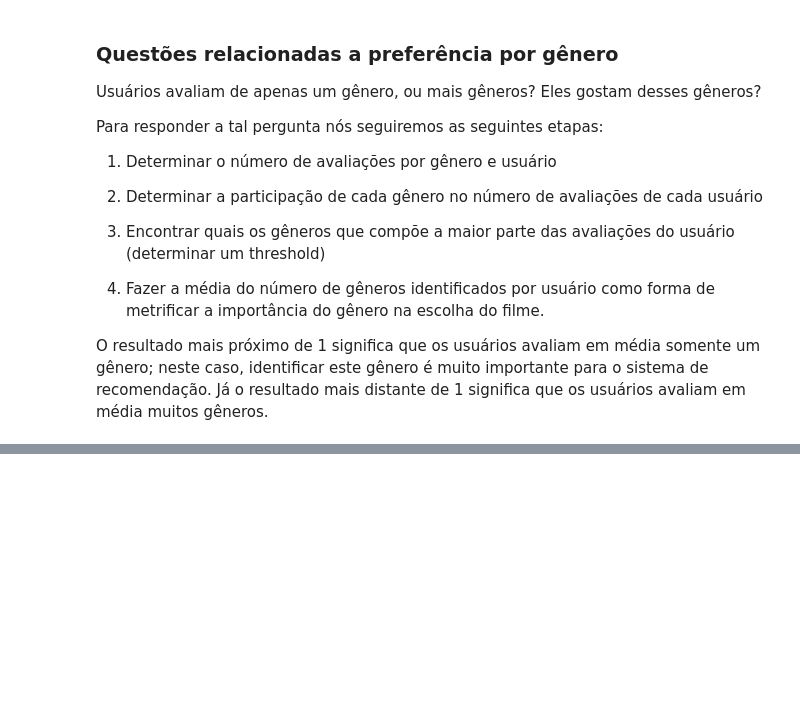
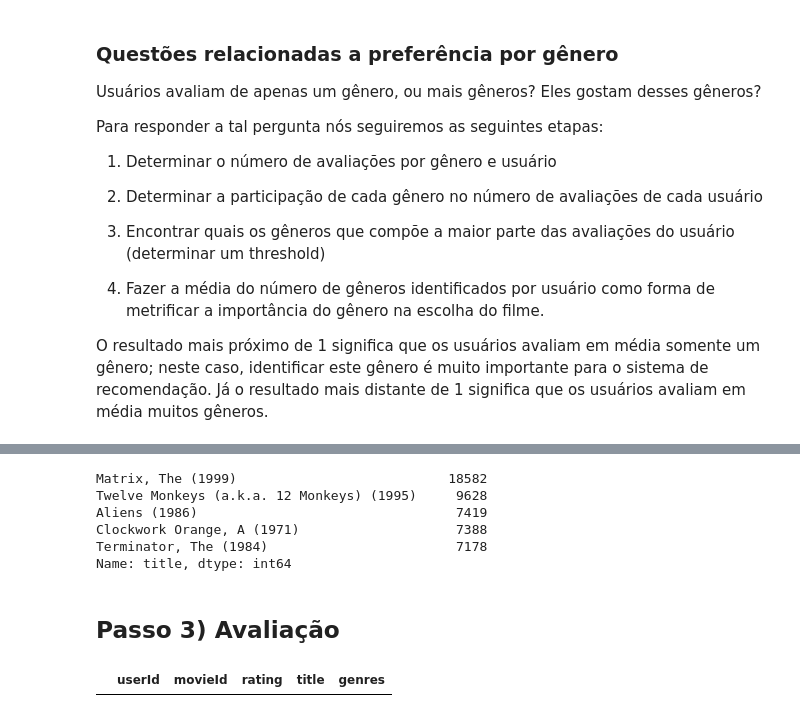
Before and after one commit to marivgonzales/recomendation_system, a Jupyter notebook: recomend_system.ipynb, the cells around one changed output, grey strips where cells are left out. Cells and saved outputs as stored; diff of their text form; code cells hidden in the pictures; blank space fills up the shorter version.

```diff
--- a/recomend_system.ipynb
+++ b/recomend_system.ipynb
@@ -186,0 +189,32 @@ nan_gen_user = n_gen_user.replace(0,'NaN')
+# %%
+# exemplo com um usuário:
+user = 2
+pref_genre = 'Sci-Fi'
+
+# Filtrar lista de filmes que possuem o gênero definido e avaliação 5 estrelas
+suggestion = ratings_movies[ratings_movies['genres'].str.contains(pref_genre)][ratings_movies['rating'] > 4.5]
+
+# Excluir o que o usuário já assistiu
+viewed = ratings_movies[ratings_movies['userId'] == user]['movieId']
+
+for movie in viewed:
+    suggestion = suggestion[suggestion['movieId'] != movie]
+
+#Rankear pelo maior número de avaliações 5 estrelas e sugerir os melhores
+n_suggestions = 5
+final_suggestion = suggestion['title'].value_counts()[:n_suggestions]
+final_suggestion
+# %% [output]
+Matrix, The (1999)                           18582
+Twelve Monkeys (a.k.a. 12 Monkeys) (1995)     9628
+Aliens (1986)                                 7419
+Clockwork Orange, A (1971)                    7388
+Terminator, The (1984)                        7178
+Name: title, dtype: int64
+# %% [markdown]
+## Passo 3) Avaliação
+# %%
+# Verificando se o usuário assitiu à filmes indicados
+ratings_movies[ratings_movies['userId'] == user][ratings_movies['title'] == 'Matrix, The (1999)']
+# %% [output]
+|  | userId | movieId | rating | title | genres |
```
Also changed, not shown: parts of 8 cells of this notebook.
